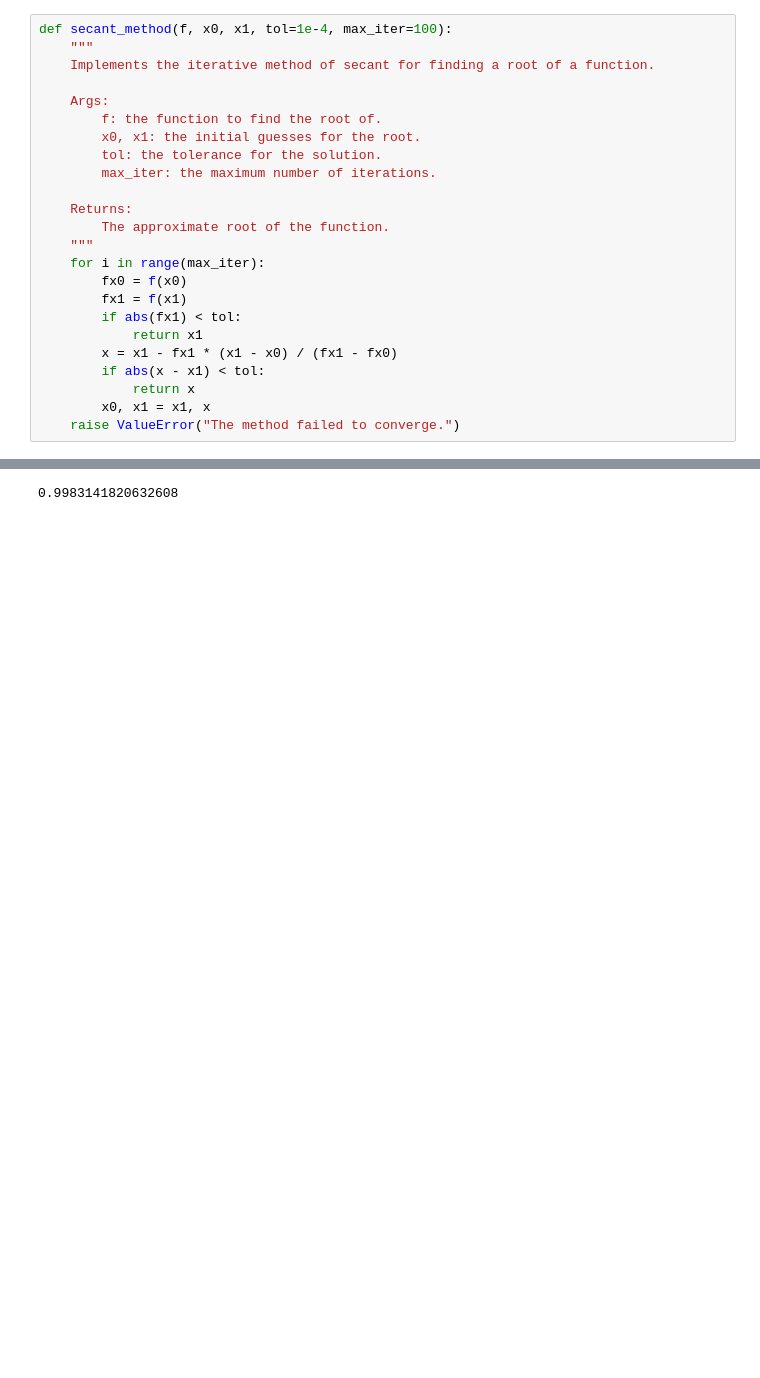
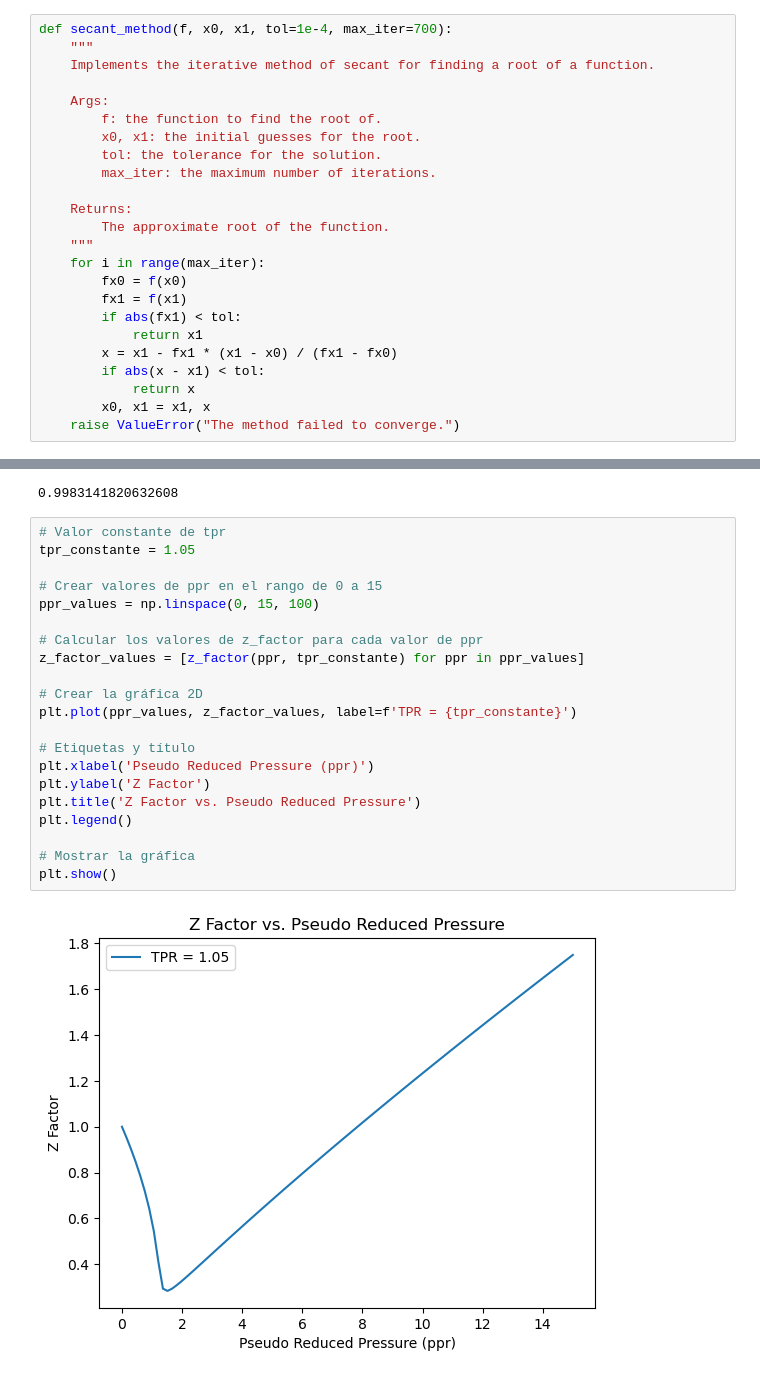
Before and after one commit to Ricardod671/graph_zfactor, a Jupyter notebook: notebooks/0.1-RFDL-zfactor_graph.ipynb, the cells around one changed output, grey strips where cells are left out. Cells and saved outputs as stored; diff of their text form; blank space fills up the shorter version.

Commit message:
Basic implementation of z factor char, in the next commmit I will make a beatiful graph

```diff
--- a/notebooks/0.1-RFDL-zfactor_graph.ipynb
+++ b/notebooks/0.1-RFDL-zfactor_graph.ipynb
@@ -13,7 +13,7 @@ import math
 # %% [markdown]
 ### Implementacion of secant method
 # %%
-def secant_method(f, x0, x1, tol=1e-4, max_iter=100):
+def secant_method(f, x0, x1, tol=1e-4, max_iter=700):
     """
     Implements the iterative method of secant for finding a root of a function.
 
@@ -97,3 +97,26 @@ def z_factor(ppr,tpr):
 z_factor(tpr=3.0,ppr=1)
 # %% [output]
 0.9983141820632608
+# %%
+# Valor constante de tpr
+tpr_constante = 1.05
+
+# Crear valores de ppr en el rango de 0 a 15
+ppr_values = np.linspace(0, 15, 100)
+
+# Calcular los valores de z_factor para cada valor de ppr
+z_factor_values = [z_factor(ppr, tpr_constante) for ppr in ppr_values]
+
+# Crear la gráfica 2D
+plt.plot(ppr_values, z_factor_values, label=f'TPR = {tpr_constante}')
+
+# Etiquetas y título
+plt.xlabel('Pseudo Reduced Pressure (ppr)')
+plt.ylabel('Z Factor')
+plt.title('Z Factor vs. Pseudo Reduced Pressure')
+plt.legend()
+
+# Mostrar la gráfica
+plt.show()
+# %% [output]
+[figure, added]
```
Also changed, not shown: parts of 1 cell of this notebook.
